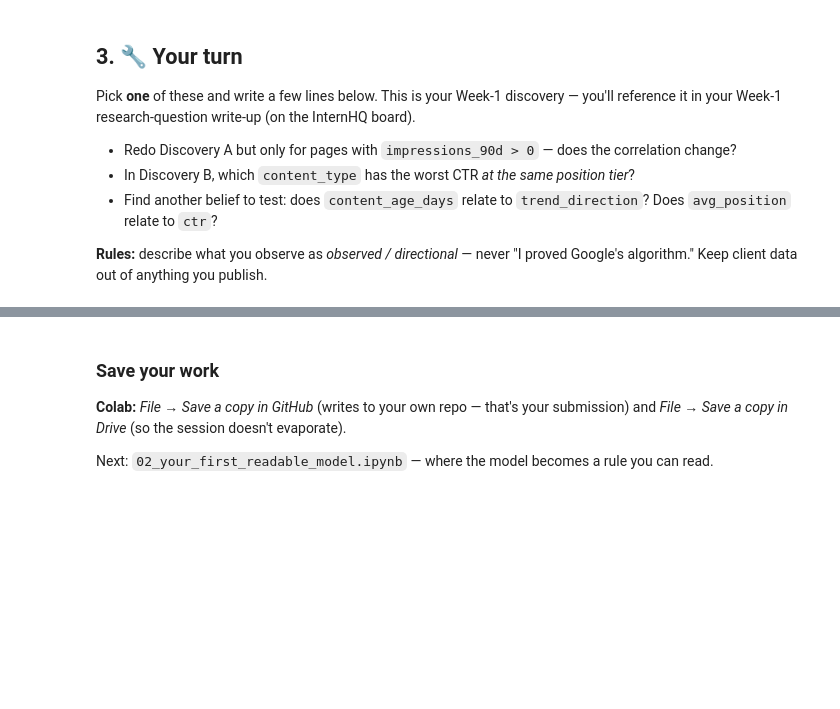
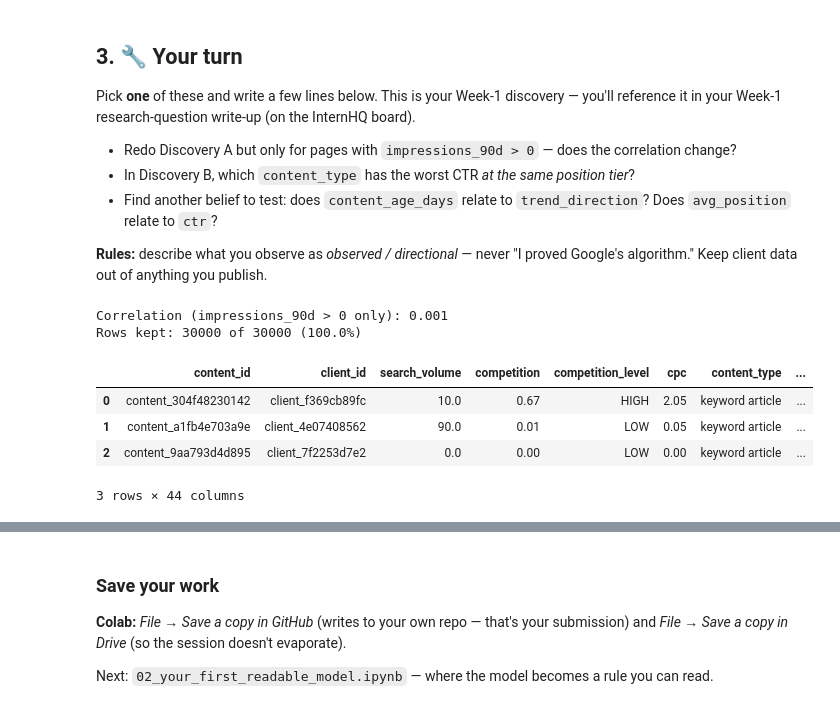
Before and after one commit to Maneeha7/Task1-FlyRank-ML, a Jupyter notebook: notebooks/01_first_look_and_discovery.ipynb, the cells around one changed output, grey strips where cells are left out. Saved outputs shown, nothing was run; the diff lists cells and outputs as text; code cells hidden in the pictures; blank space fills up the shorter version.

```diff
--- a/notebooks/01_first_look_and_discovery.ipynb
+++ b/notebooks/01_first_look_and_discovery.ipynb
@@ -104,3 +144,18 @@ Pick **one** of these and write a few lines below. This is your Week-1 discovery
 **Rules:** describe what you observe as *observed / directional* — never "I proved Google's algorithm." Keep client data out of anything you publish.
 # %%
 # Your discovery here
+df_filtered = df[df["impressions_90d"] > 0]
+corr_filtered = df_filtered["search_volume"].corr(df_filtered["impressions_90d"])
+print(f"Correlation (impressions_90d > 0 only): {corr_filtered:.3f}")
+print(f"Rows kept: {len(df_filtered)} of {len(df)} ({len(df_filtered)/len(df):.1%})")
+# %% [output]
+Correlation (impressions_90d > 0 only): 0.001
+Rows kept: 30000 of 30000 (100.0%)
+# %%
+visible.head(3)
+# %% [output]
+|  | content_id | client_id | search_volume | competition | competition_level | cpc | content_type | ... |
+| 0 | content_304f48230142 | client_f369cb89fc | 10.0 | 0.67 | HIGH | 2.05 | keyword article | ... |
+| 1 | content_a1fb4e703a9e | client_4e07408562 | 90.0 | 0.01 | LOW | 0.05 | keyword article | ... |
+| 2 | content_9aa793d4d895 | client_7f2253d7e2 | 0.0 | 0.00 | LOW | 0.00 | keyword article | ... |
+3 rows × 44 columns
```
Also changed, not shown: parts of 10 cells of this notebook.
